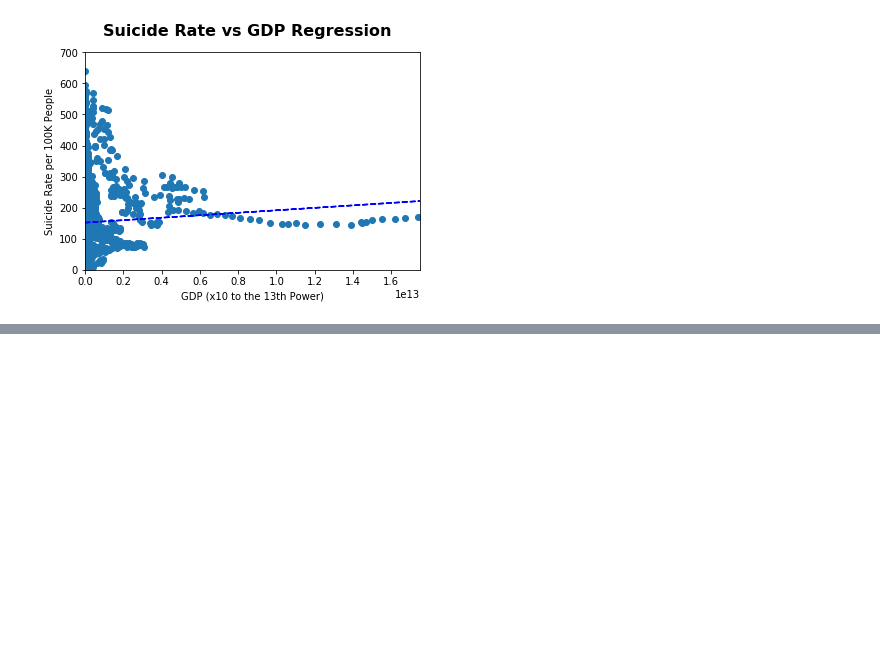
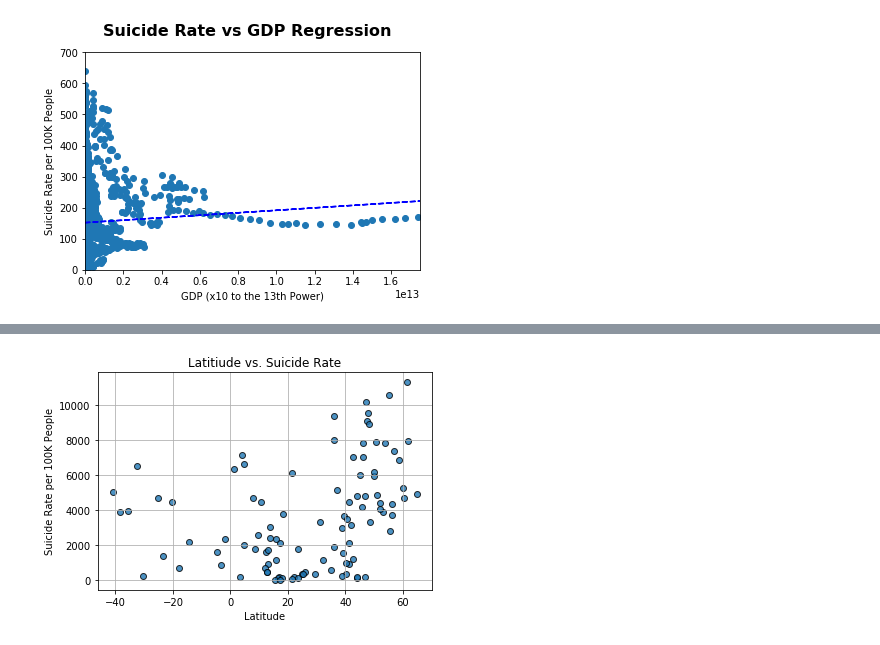
Before and after one commit to industrialhygiene1/suicide_squad, a Jupyter notebook: jread/Suicide_vs_gdp.ipynb, the cells around one changed output, grey strips where cells are left out. Saved outputs shown, nothing was run; the diff lists cells and outputs as text; code cells hidden in the pictures; blank space fills up the shorter version.

Commit message:
additional plots

```diff
--- a/jread/Suicide_vs_gdp.ipynb
+++ b/jread/Suicide_vs_gdp.ipynb
@@ -105,3 +106,11 @@ ax.plot(x_axis, fit, 'b--')
 plt.show()
 # %% [output]
 [figure]
+# %%
+countries_pd = su_vs_gdp_o_df.groupby('country').agg({'year':'last',
+                                                           'suicides/100k pop':'sum',
+                                                           'year_gdp':'first',
+                                                           'gdp_per_capita ($)':'first'}).reset_index()
+countries_pd["Lat"] = ""
+countries_pd["Lng"] = ""
+countries_pd.head()
@@ -107,0 +127,15 @@ plt.show()
+# %%
+params = {"key": gkey}
+
+for index, row in countries_pd.iterrows():
+    base_url = "https://maps.googleapis.com/maps/api/geocode/json"
+
+    country = row['country']
+    params['address'] = f"{country}"
+    country_lat_lng = requests.get(base_url, params=params)
+    country_lat_lng = country_lat_lng.json()
+
+    countries_pd.loc[index, "Lat"] = country_lat_lng["results"][0]["geometry"]["location"]["lat"]
+    countries_pd.loc[index, "Lng"] = country_lat_lng["results"][0]["geometry"]["location"]["lng"]
+
+countries_pd.head()
@@ -107,0 +151,19 @@ plt.show()
+# %%
+# build plot by two variables
+plt.scatter(countries_pd["Lat"],
+            countries_pd["suicides/100k pop"],
+            marker="o", alpha=0.8, edgecolors='black')
+
+#set graph properties
+plt.title(f"Latitiude vs. Suicide Rate")
+plt.ylabel("Suicide Rate per 100K People")
+plt.xlabel("Latitude")
+plt.grid(True)
+
+#save image
+plt.savefig("Sui_vs_Lat.png")
+
+#show
+plt.show()
+# %% [output]
+[figure, added]
```
Also changed, not shown: parts of 5 cells of this notebook, 3 other files.
